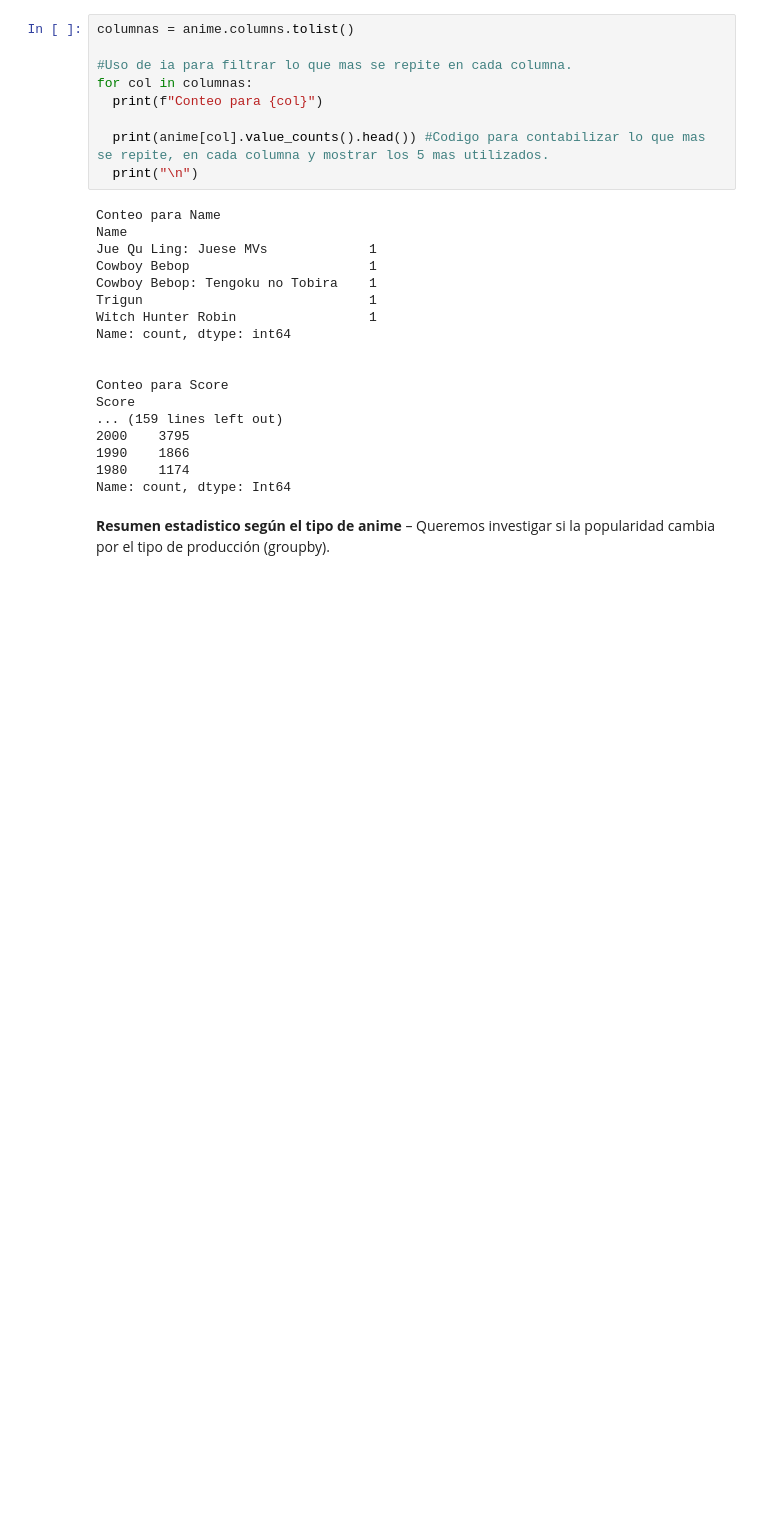
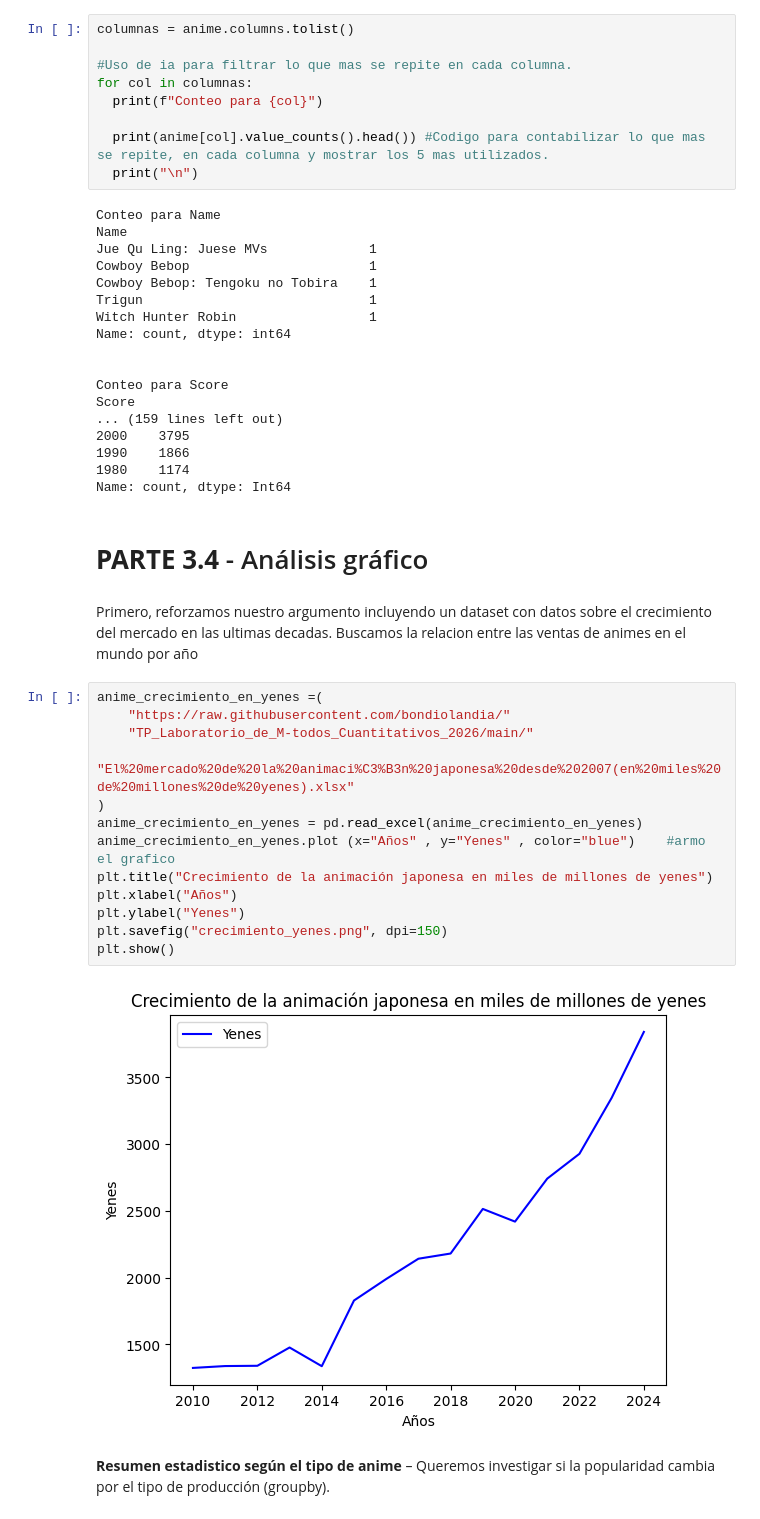
Before and after one commit to bondiolandia/TP_Laboratorio_de_M-todos_Cuantitativos_2026, a Jupyter notebook: notebook_Evolucion_del_Anime.ipynb, the cells around one changed output. Saved outputs shown, nothing was run; the diff lists cells and outputs as text; blank space fills up the shorter version.

```diff
--- a/notebook_Evolucion_del_Anime.ipynb
+++ b/notebook_Evolucion_del_Anime.ipynb
@@ -373,6 +347,25 @@ Score
 1990    1866
 1980    1174
 Name: count, dtype: Int64
+# %% [markdown]
+# **PARTE 3.4** - Análisis gráfico
+# %% [markdown]
+Primero, reforzamos nuestro argumento incluyendo un dataset con datos sobre el crecimiento del mercado en las ultimas decadas.  Buscamos la relacion entre las ventas de animes en el mundo por año
+# %%
+anime_crecimiento_en_yenes =(
+    "https://raw.githubusercontent.com/bondiolandia/"
+    "TP_Laboratorio_de_M-todos_Cuantitativos_2026/main/"
+    "El%20mercado%20de%20la%20animaci%C3%B3n%20japonesa%20desde%202007(en%20miles%20de%20millones%20de%20yenes).xlsx"
+)
+anime_crecimiento_en_yenes = pd.read_excel(anime_crecimiento_en_yenes)
+anime_crecimiento_en_yenes.plot (x="Años" , y="Yenes" , color="blue")    #armo el grafico
+plt.title("Crecimiento de la animación japonesa en miles de millones de yenes")
+plt.xlabel("Años")
+plt.ylabel("Yenes")
+plt.savefig("crecimiento_yenes.png", dpi=150)
+plt.show()
+# %% [output]
+[figure, added]
 # %% [markdown]
 **Resumen estadistico según el tipo de anime** – Queremos investigar si la popularidad cambia por el tipo de producción (groupby).
 # %%
```
Also changed, not shown: parts of 29 cells of this notebook.
